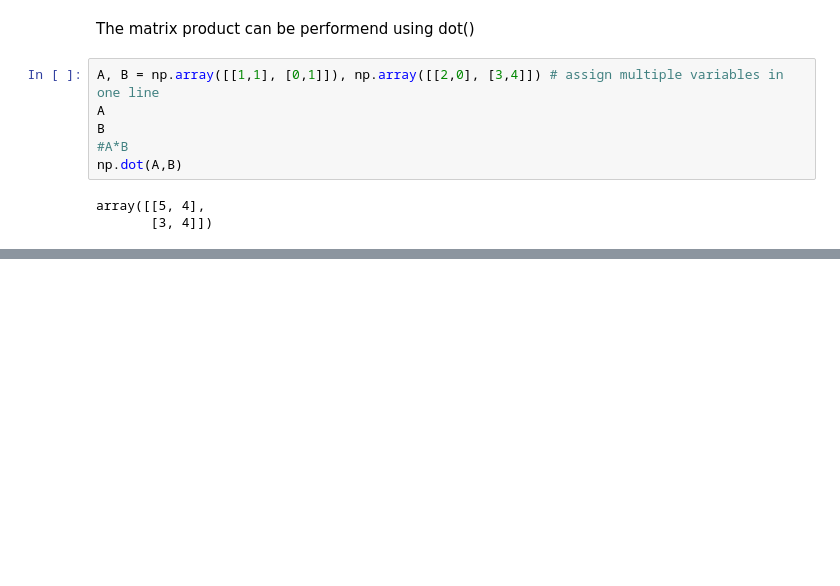
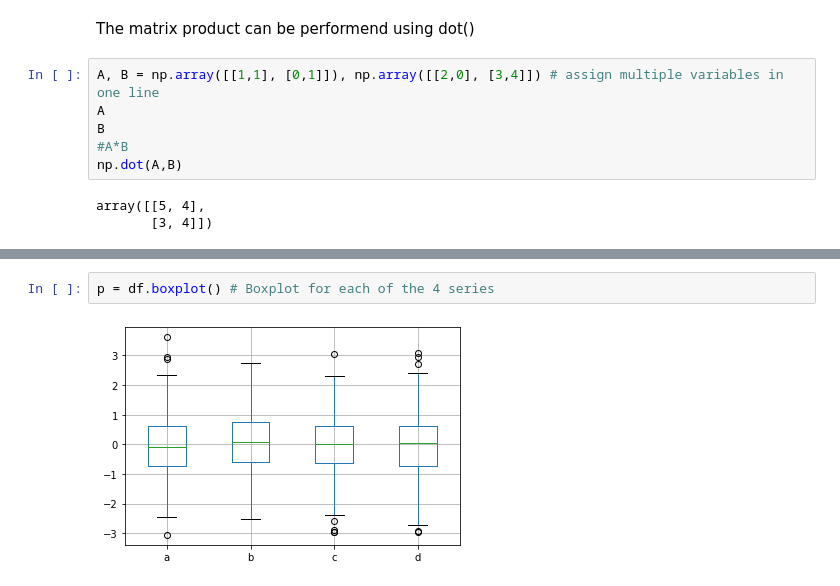
Before and after one commit to manhhung20033/manhhung20033, a Jupyter notebook: Learn_Python.ipynb, the cells around one changed output, grey strips where cells are left out. Saved outputs shown, nothing was run; the diff lists cells and outputs as text; blank space fills up the shorter version.

```diff
--- a/Learn_Python.ipynb
+++ b/Learn_Python.ipynb
@@ -394,0 +983,4 @@ array([[5, 4],
+# %%
+p = df.boxplot() # Boxplot for each of the 4 series
+# %% [output]
+[figure, added]
```
Also changed, not shown: parts of 101 cells of this notebook.
